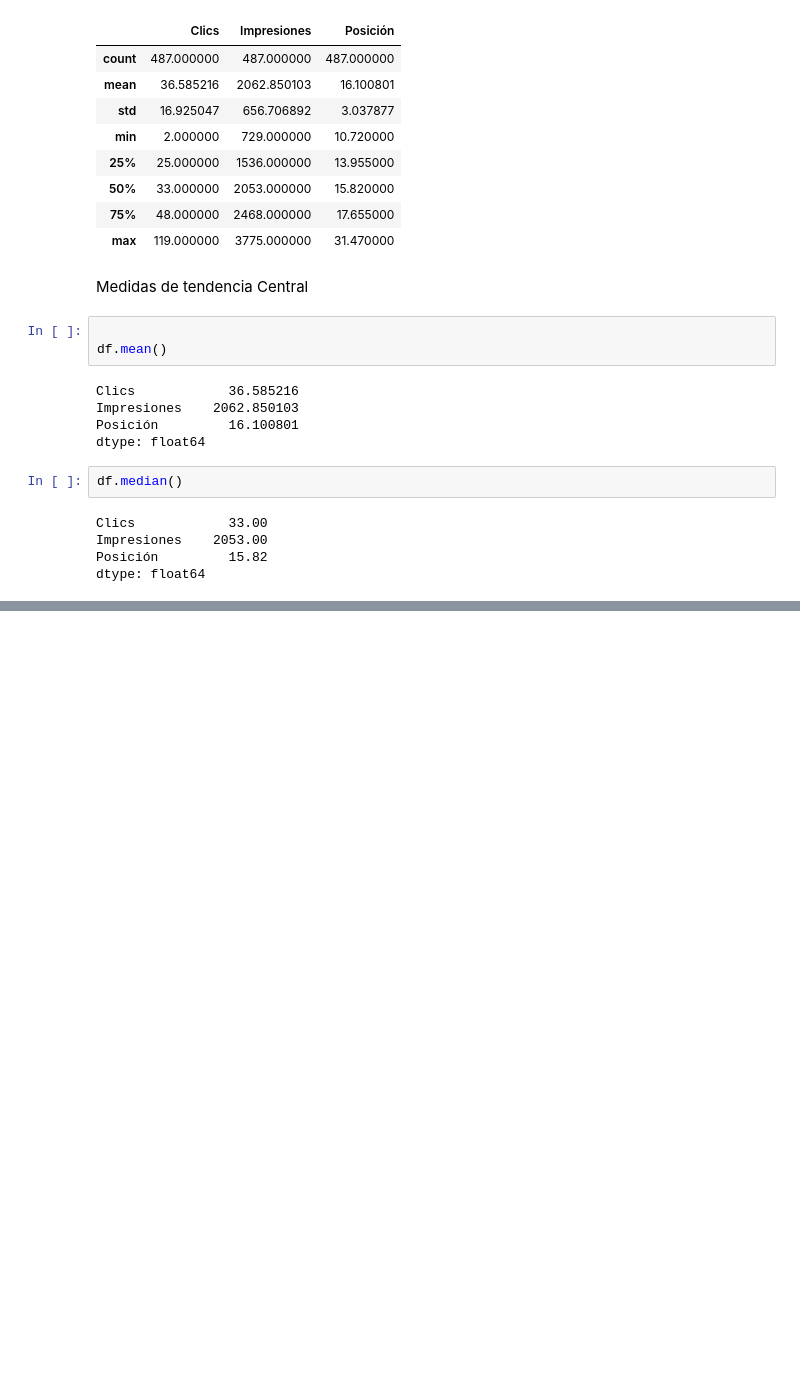
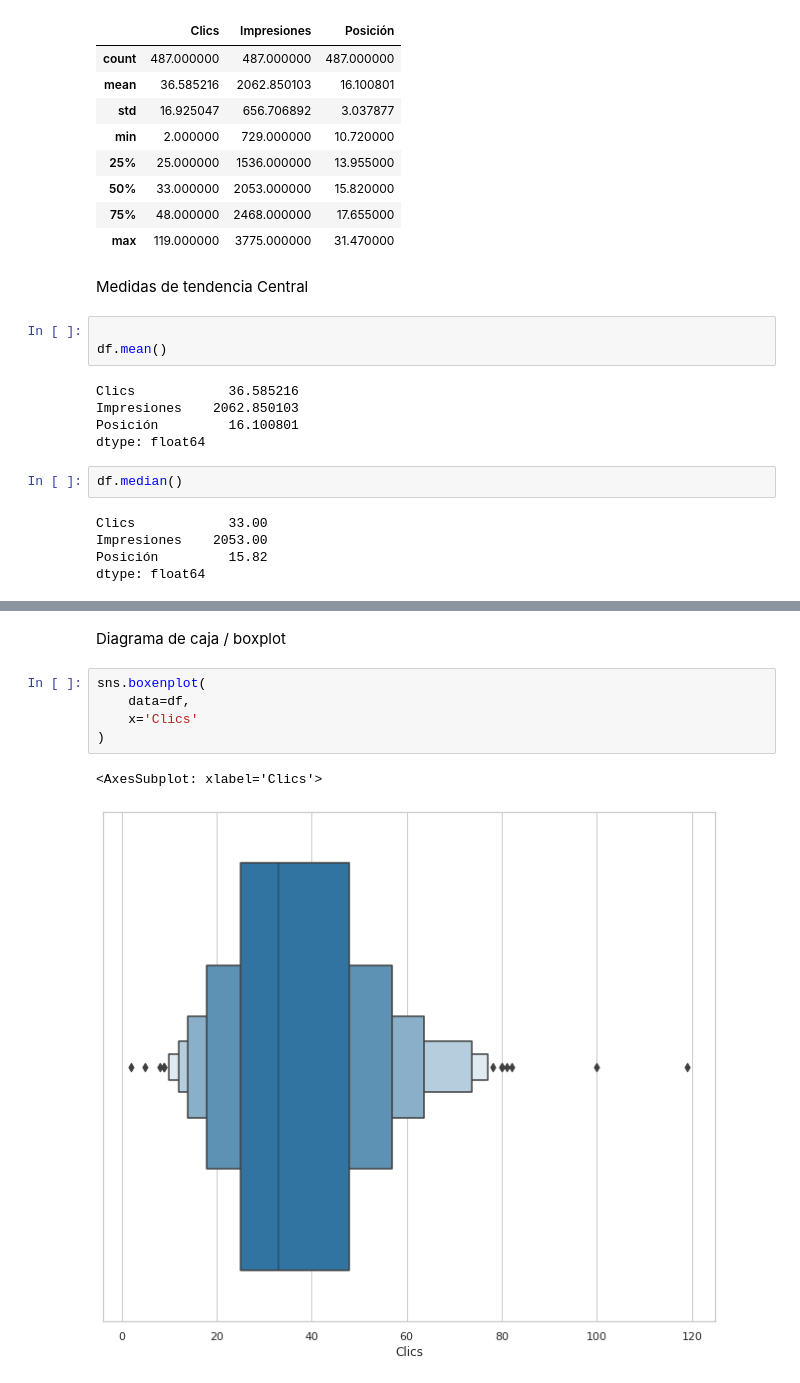
Before and after one commit to alexpin/Curso-Python, a Jupyter notebook: EDA/IFA.ipynb, the cells around one changed output, grey strips where cells are left out. Drawn from its saved outputs; the diff is of its cells as text; blank space fills up the shorter version.

```diff
--- a/EDA/IFA.ipynb
+++ b/EDA/IFA.ipynb
@@ -192,0 +387,10 @@ df.mode()
+# %% [markdown]
+Diagrama de caja / boxplot
+# %%
+sns.boxenplot(
+    data=df,
+    x='Clics'
+)
+# %% [output]
+<AxesSubplot: xlabel='Clics'>
+[figure, added]
```
Also changed, not shown: parts of 73 cells of this notebook.
